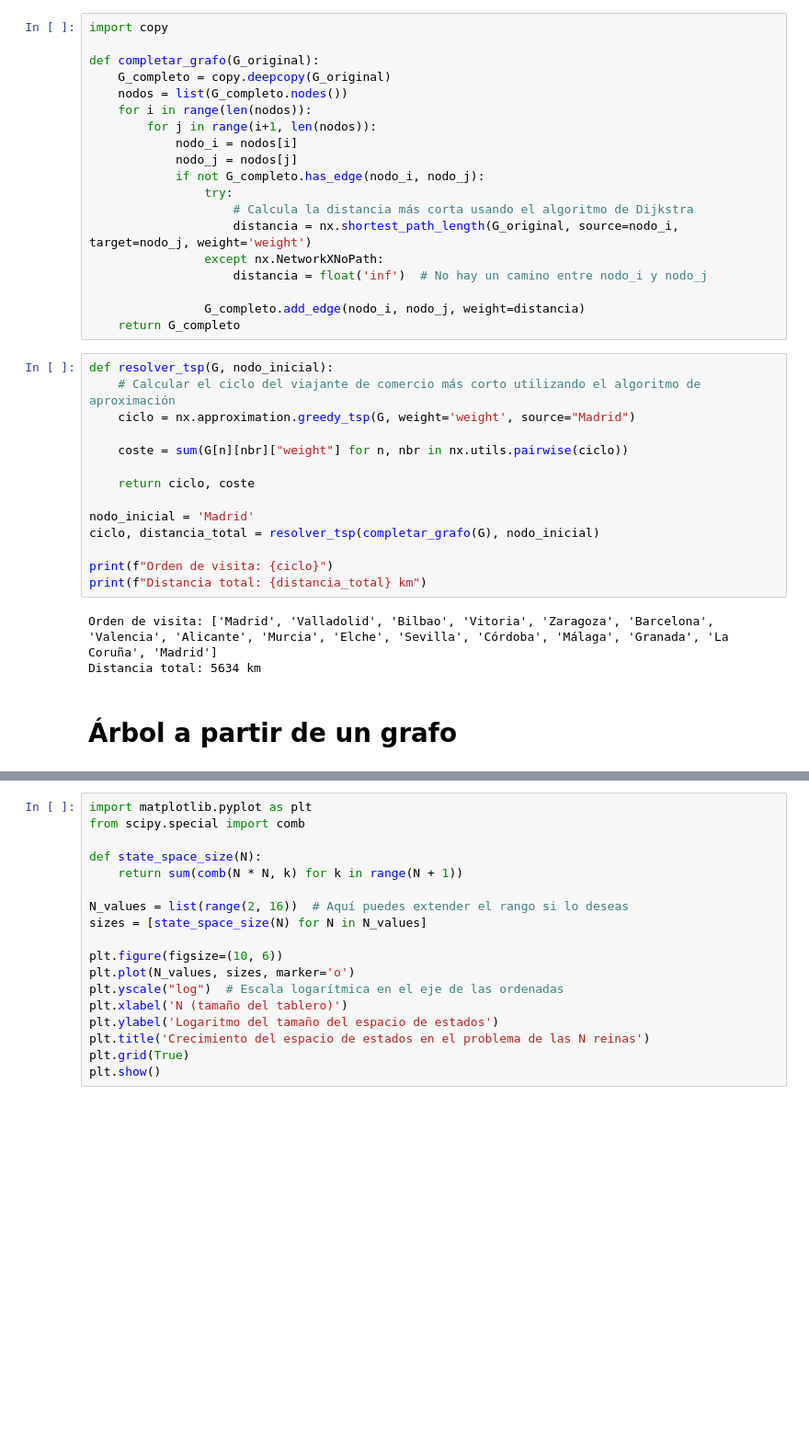
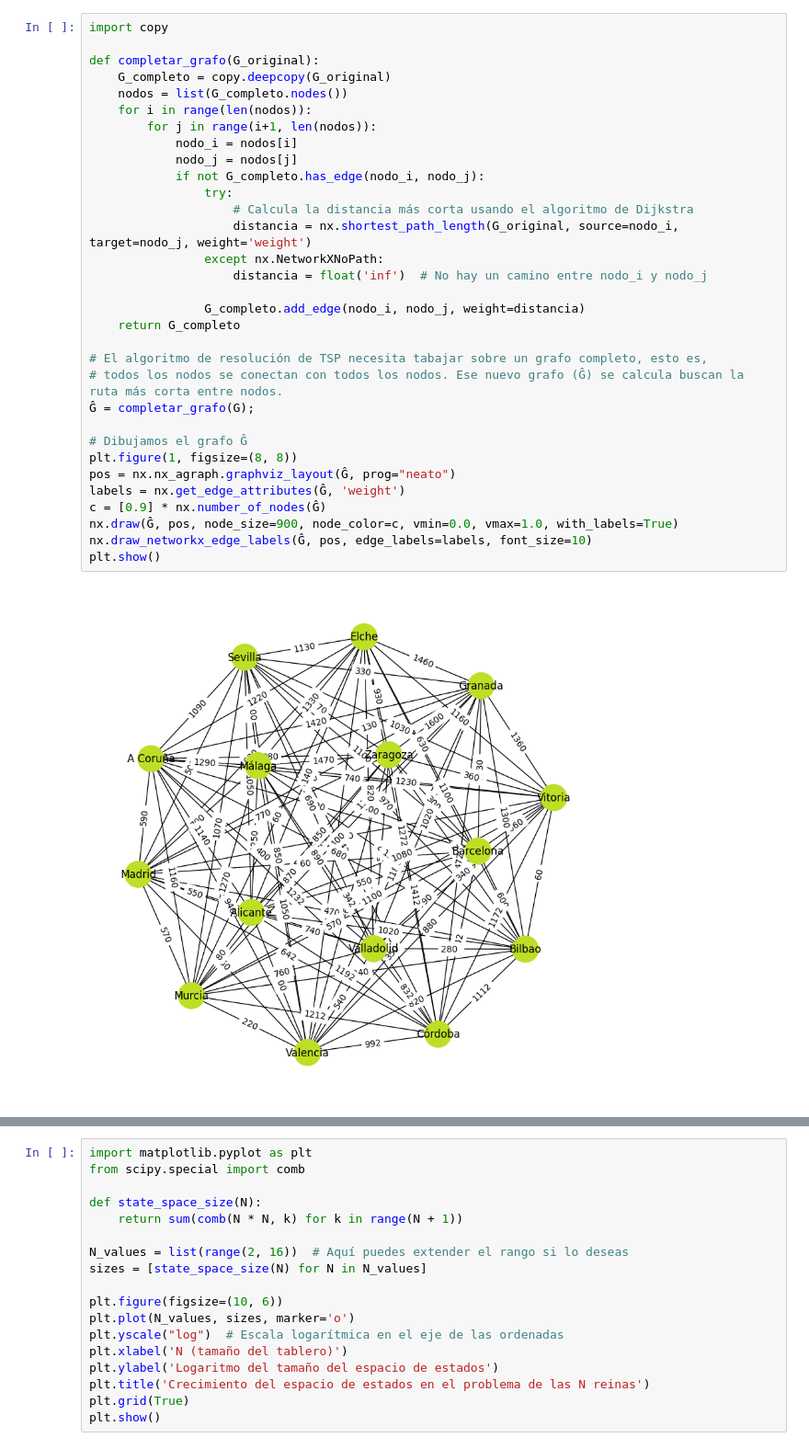
Before and after one commit to FranPuentes/iTI2024, a Jupyter notebook: Cap. 3 - grafos.ipynb, the cells around one changed output, grey strips where cells are left out. Shown at 92% size. Drawn from its saved outputs; the diff is of its cells as text; blank space fills up the shorter version.

```diff
--- a/Cap. 3 - grafos.ipynb
+++ b/Cap. 3 - grafos.ipynb
@@ -93,38 +117,34 @@ plt.show()
 # %%
 import copy
 
 def completar_grafo(G_original):
     G_completo = copy.deepcopy(G_original)
     nodos = list(G_completo.nodes())
     for i in range(len(nodos)):
         for j in range(i+1, len(nodos)):
             nodo_i = nodos[i]
             nodo_j = nodos[j]
             if not G_completo.has_edge(nodo_i, nodo_j):
                 try:
                     # Calcula la distancia más corta usando el algoritmo de Dijkstra
                     distancia = nx.shortest_path_length(G_original, source=nodo_i, target=nodo_j, weight='weight')
                 except nx.NetworkXNoPath:
                     distancia = float('inf')  # No hay un camino entre nodo_i y nodo_j
 
                 G_completo.add_edge(nodo_i, nodo_j, weight=distancia)
     return G_completo
+
+# El algoritmo de resolución de TSP necesita tabajar sobre un grafo completo, esto es,
+# todos los nodos se conectan con todos los nodos. Ese nuevo grafo (Ĝ) se calcula buscan la ruta más corta entre nodos.
+Ĝ = completar_grafo(G);
+
+# Dibujamos el grafo Ĝ
+plt.figure(1, figsize=(8, 8))
+pos = nx.nx_agraph.graphviz_layout(Ĝ, prog="neato")
+labels = nx.get_edge_attributes(Ĝ, 'weight')
+c = [0.9] * nx.number_of_nodes(Ĝ)
+nx.draw(Ĝ, pos, node_size=900, node_color=c, vmin=0.0, vmax=1.0, with_labels=True)
+nx.draw_networkx_edge_labels(Ĝ, pos, edge_labels=labels, font_size=10)
+plt.show()
+# %% [output]
+[figure, added]
-# %%
-def resolver_tsp(G, nodo_inicial):
-    # Calcular el ciclo del viajante de comercio más corto utilizando el algoritmo de aproximación
-    ciclo = nx.approximation.greedy_tsp(G, weight='weight', source="Madrid")
-
-    coste = sum(G[n][nbr]["weight"] for n, nbr in nx.utils.pairwise(ciclo))
-
-    return ciclo, coste
-
-nodo_inicial = 'Madrid'
-ciclo, distancia_total = resolver_tsp(completar_grafo(G), nodo_inicial)
-
-print(f"Orden de visita: {ciclo}")
-print(f"Distancia total: {distancia_total} km")
-# %% [output]
-Orden de visita: ['Madrid', 'Valladolid', 'Bilbao', 'Vitoria', 'Zaragoza', 'Barcelona', 'Valencia', 'Alicante', 'Murcia', 'Elche', 'Sevilla', 'Córdoba', 'Málaga', 'Granada', 'La Coruña', 'Madrid']
-Distancia total: 5634 km
-# %% [markdown]
-# **Árbol a partir de un grafo**
```
Also changed, not shown: parts of 11 cells of this notebook, 3 other files.
